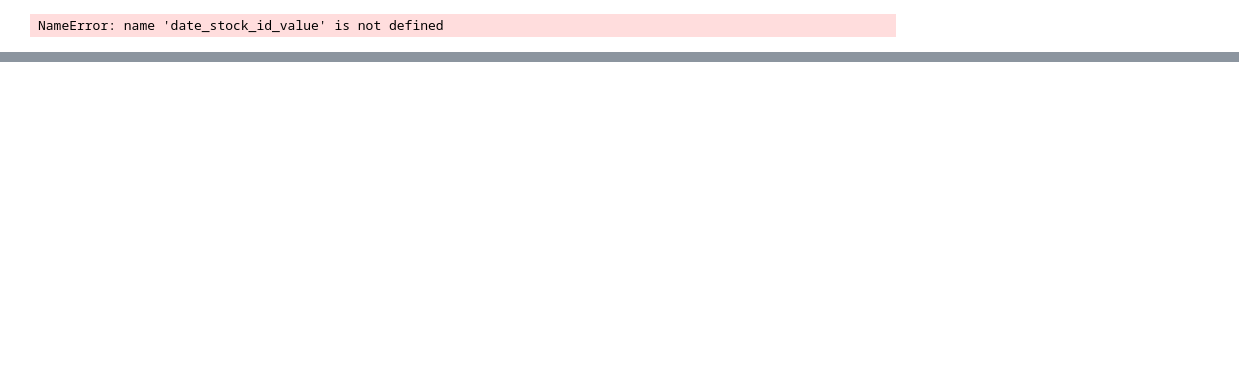
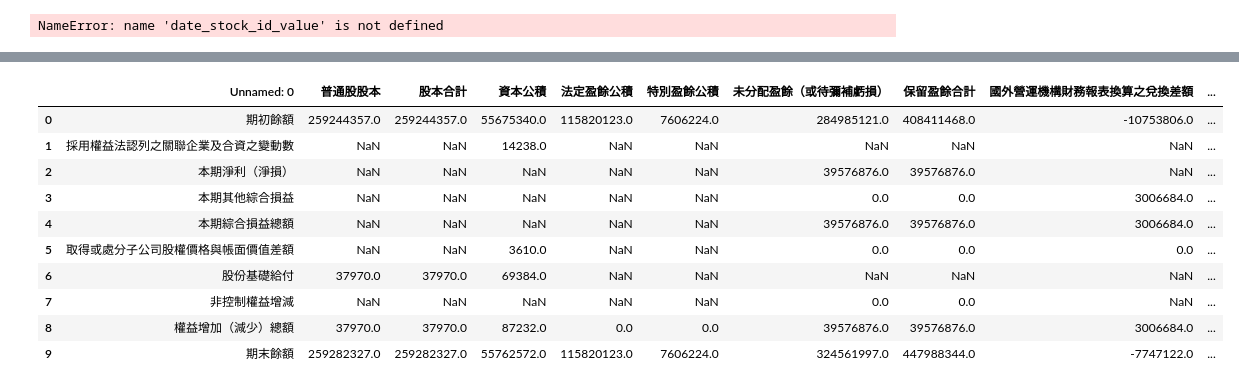
Before and after one commit to max0514/trading_bot, a Jupyter notebook: crawl_quater_report.ipynb, the cells around one changed output, grey strips where cells are left out. Cells and saved outputs as stored; diff of their text form; code cells hidden in the pictures; blank space fills up the shorter version.

```diff
--- a/crawl_quater_report.ipynb
+++ b/crawl_quater_report.ipynb
@@ -302,0 +598,14 @@ KeyboardInterrupt:
+# %%
+pd.DataFrame(result[0][2])
+# %% [output]
+|  | Unnamed: 0 | 普通股股本 | 股本合計 | 資本公積 | 法定盈餘公積 | 特別盈餘公積 | 未分配盈餘（或待彌補虧損） | 保留盈餘合計 | 國外營運機構財務報表換算之兌換差額 | ... |
+| 0 | 期初餘額 | 259244357.0 | 259244357.0 | 55675340.0 | 115820123.0 | 7606224.0 | 284985121.0 | 408411468.0 | -10753806.0 | ... |
+| 1 | 採用權益法認列之關聯企業及合資之變動數 | NaN | NaN | 14238.0 | NaN | NaN | NaN | NaN | NaN | ... |
+| 2 | 本期淨利（淨損） | NaN | NaN | NaN | NaN | NaN | 39576876.0 | 39576876.0 | NaN | ... |
+| 3 | 本期其他綜合損益 | NaN | NaN | NaN | NaN | NaN | 0.0 | 0.0 | 3006684.0 | ... |
+| 4 | 本期綜合損益總額 | NaN | NaN | NaN | NaN | NaN | 39576876.0 | 39576876.0 | 3006684.0 | ... |
+| 5 | 取得或處分子公司股權價格與帳面價值差額 | NaN | NaN | 3610.0 | NaN | NaN | 0.0 | 0.0 | 0.0 | ... |
+| 6 | 股份基礎給付 | 37970.0 | 37970.0 | 69384.0 | NaN | NaN | NaN | NaN | NaN | ... |
+| 7 | 非控制權益增減 | NaN | NaN | NaN | NaN | NaN | 0.0 | 0.0 | NaN | ... |
+| 8 | 權益增加（減少）總額 | 37970.0 | 37970.0 | 87232.0 | 0.0 | 0.0 | 39576876.0 | 39576876.0 | 3006684.0 | ... |
+| 9 | 期末餘額 | 259282327.0 | 259282327.0 | 55762572.0 | 115820123.0 | 7606224.0 | 324561997.0 | 447988344.0 | -7747122.0 | ... |
```
Also changed, not shown: parts of 10 cells of this notebook, 1 other file.
